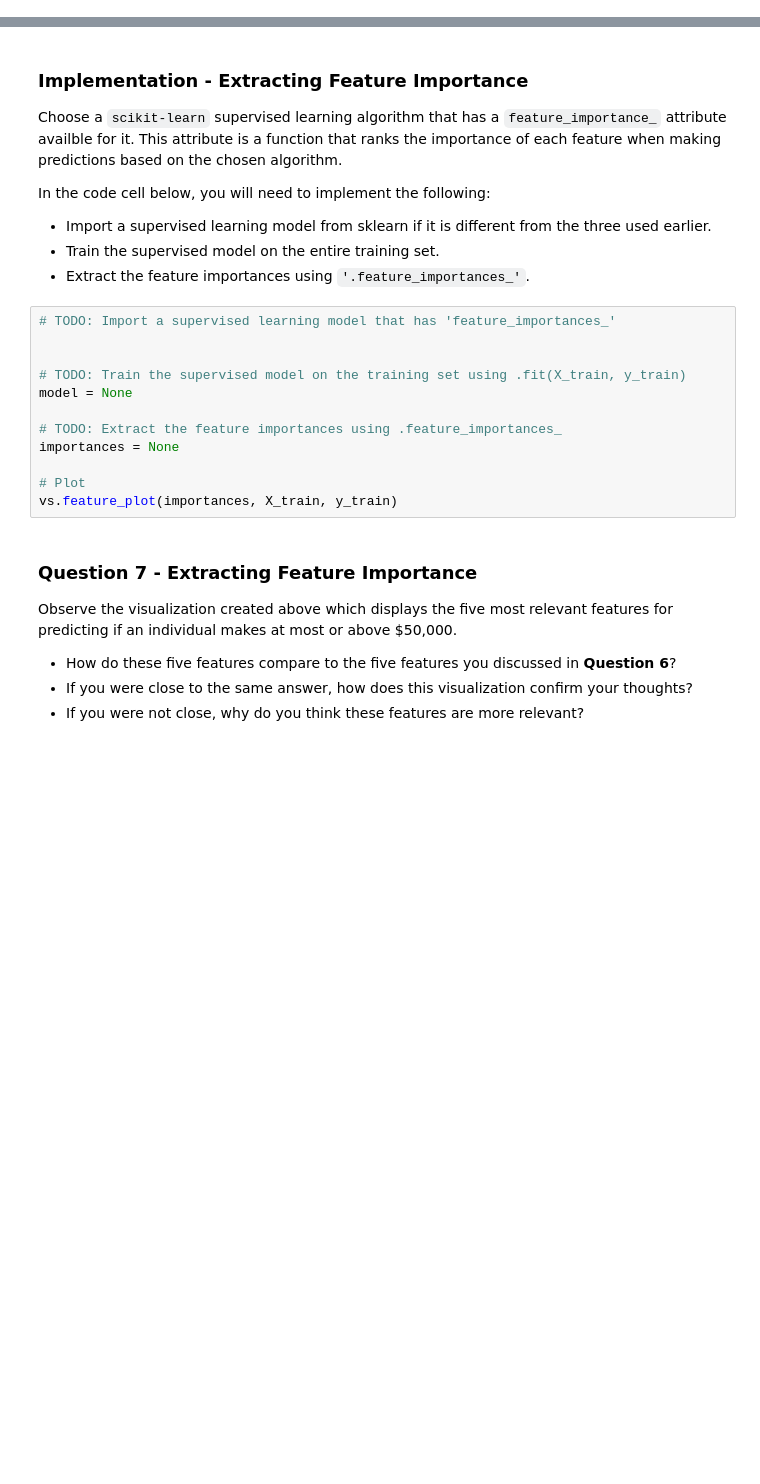
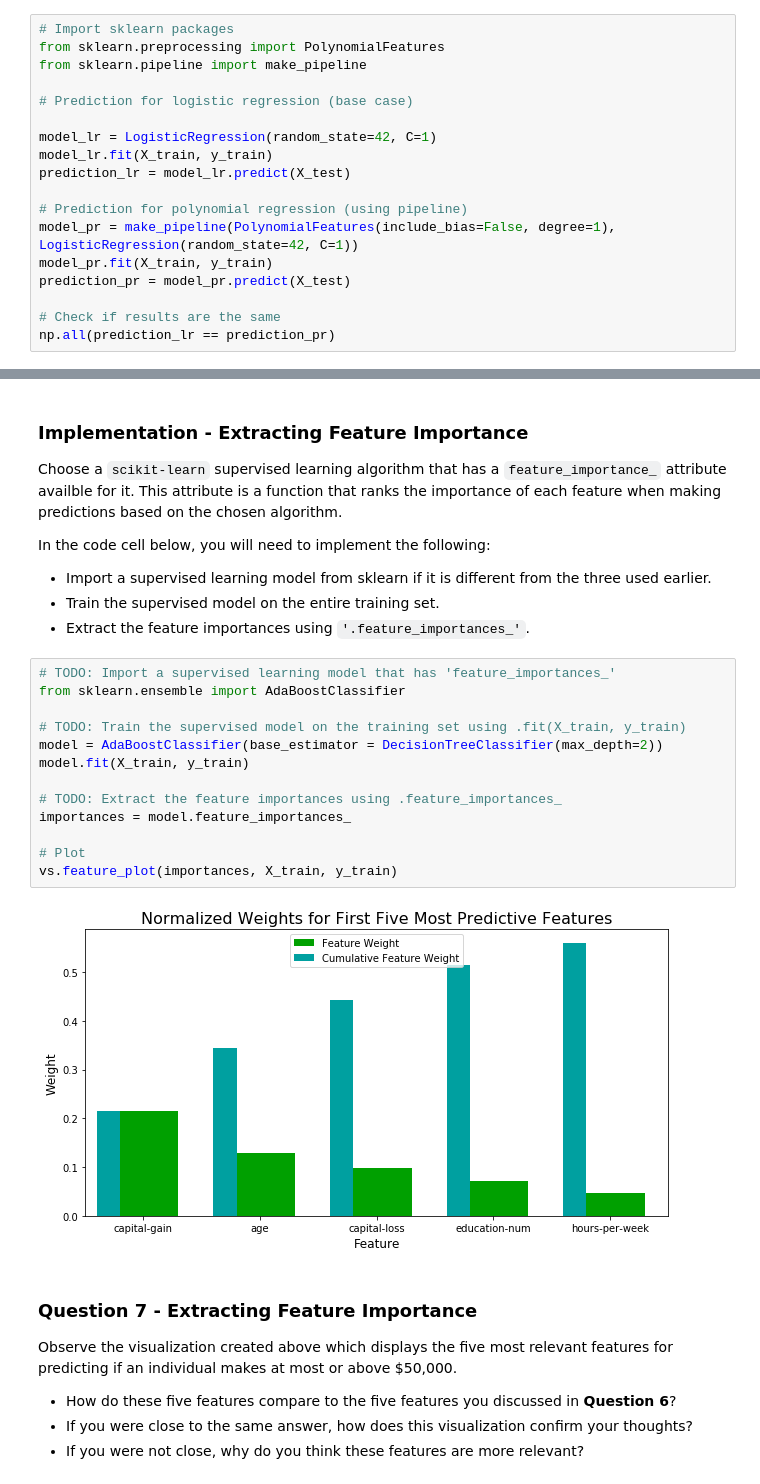
Before and after one commit to QuantificAid/finding_donors, a Jupyter notebook: finding_donors.ipynb, the cells around one changed output, grey strips where cells are left out. Cells and saved outputs as stored; diff of their text form; blank space fills up the shorter version.

```diff
--- a/finding_donors.ipynb
+++ b/finding_donors.ipynb
@@ -399,0 +475,18 @@ Fine tune the chosen model. Use grid search (`GridSearchCV`) with at least one i
+# %%
+# Import sklearn packages
+from sklearn.preprocessing import PolynomialFeatures
+from sklearn.pipeline import make_pipeline
+
+# Prediction for logistic regression (base case)
+
+model_lr = LogisticRegression(random_state=42, C=1)
+model_lr.fit(X_train, y_train)
+prediction_lr = model_lr.predict(X_test)
+
+# Prediction for polynomial regression (using pipeline)
+model_pr = make_pipeline(PolynomialFeatures(include_bias=False, degree=1), LogisticRegression(random_state=42, C=1))
+model_pr.fit(X_train, y_train)
+prediction_pr = model_pr.predict(X_test)
+
+# Check if results are the same
+np.all(prediction_lr == prediction_pr)
@@ -469,16 +597,19 @@ In the code cell below, you will need to implement the following:
  - Extract the feature importances using `'.feature_importances_'`.
 # %%
 # TODO: Import a supervised learning model that has 'feature_importances_'
-
+from sklearn.ensemble import AdaBoostClassifier
 
 # TODO: Train the supervised model on the training set using .fit(X_train, y_train)
-model = None
+model = AdaBoostClassifier(base_estimator = DecisionTreeClassifier(max_depth=2))
+model.fit(X_train, y_train)
 
 # TODO: Extract the feature importances using .feature_importances_
-importances = None
+importances = model.feature_importances_
 
 # Plot
 vs.feature_plot(importances, X_train, y_train)
+# %% [output]
+[figure, added]
 # %% [markdown]
 ### Question 7 - Extracting Feature Importance
 
```
Also changed, not shown: parts of 37 cells of this notebook, 15 other files.
